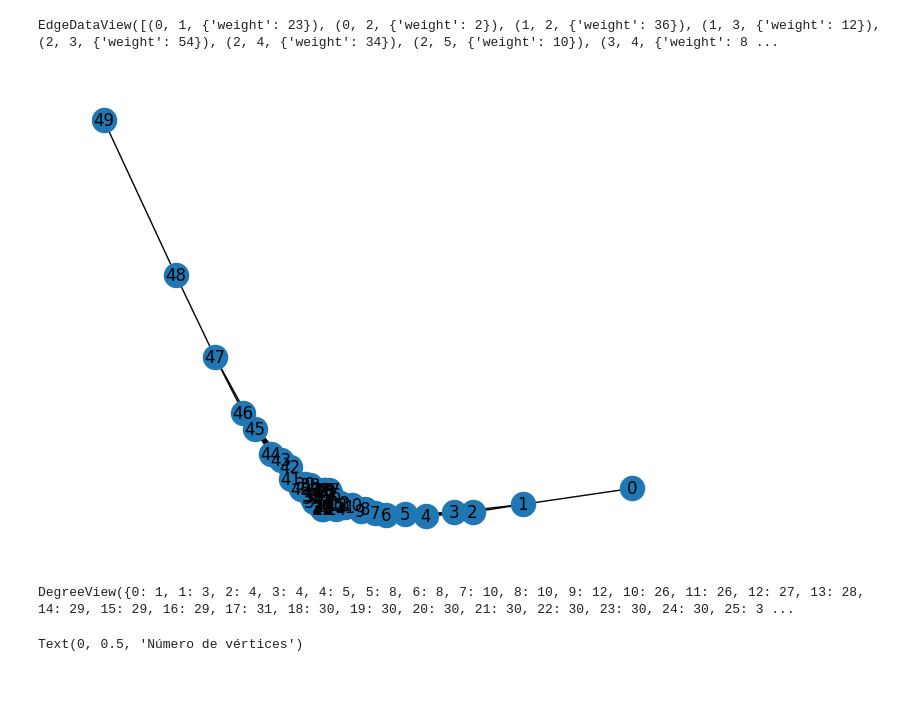
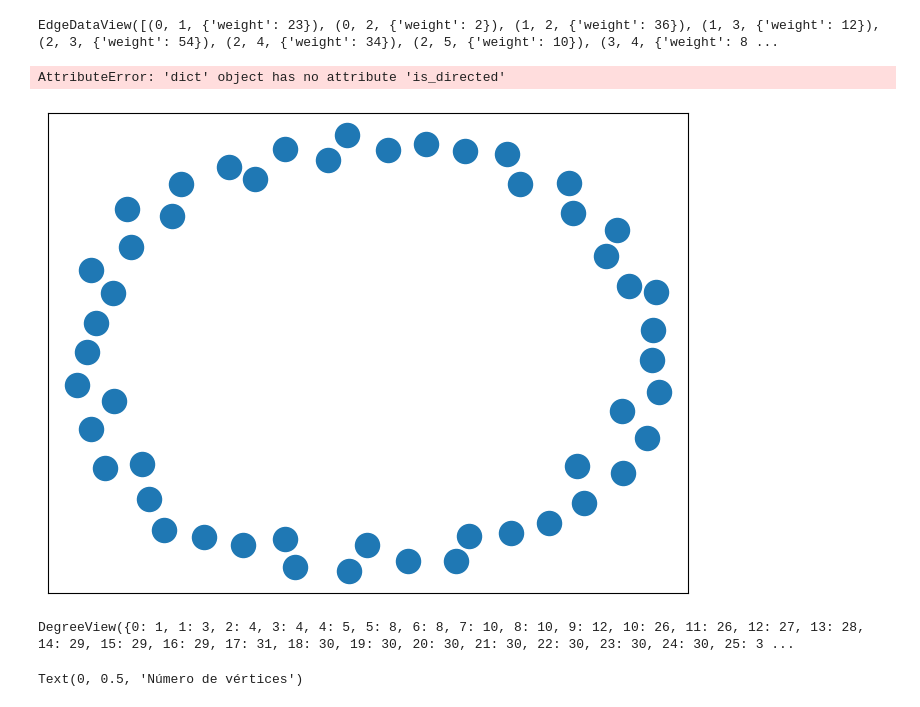
Before and after one commit to SalvadorCalanni/Modelos_basados_en_agentes, a Jupyter notebook: Proyecto_MBA.ipynb, the cells around one changed output. Saved outputs shown, nothing was run; the diff lists cells and outputs as text; code cells hidden in the pictures.

```diff
--- a/Proyecto_MBA.ipynb
+++ b/Proyecto_MBA.ipynb
@@ -76,7 +76,7 @@ for l_estim in largos_estim:
 
     actualizar_pesos(nucleo, edges_estimulo, estim)
 
-    eliminar_pesos_negativos(nucleo)
+    (nucleo)
 
     nro_vertices.append(len(list(nucleo.edges())))
 
@@ -88,14 +88,15 @@ nucleo.edges(data = True)
 EdgeDataView([(0, 1, {'weight': 23}), (0, 2, {'weight': 2}), (1, 2, {'weight': 36}), (1, 3, {'weight': 12}), (2, 3, {'weight': 54}), (2, 4, {'weight': 34}), (2, 5, {'weight': 10}), (3, 4, {'weight': 8 ...
 # %%
 #plot nucleo
-nx.draw(nucleo, with_labels=True)
+#nx.draw(nucleo, with_labels=True)
+nx.draw(nx.circular_layout(nucleo), with_labels=True)
 # %% [output]
+AttributeError: 'dict' object has no attribute 'is_directed'
-[figure, old version]
+[figure, new version]
-# %%
-#degree of the net
-nucleo.degree()
-# %% [output]
-DegreeView({0: 1, 1: 3, 2: 4, 3: 4, 4: 5, 5: 8, 6: 8, 7: 10, 8: 10, 9: 12, 10: 26, 11: 26, 12: 27, 13: 28, 14: 29, 15: 29, 16: 29, 17: 31, 18: 30, 19: 30, 20: 30, 21: 30, 22: 30, 23: 30, 24: 30, 25: 3 ...
+# %%
+nucleo.degree()
+# %% [output]
+DegreeView({0: 1, 1: 3, 2: 4, 3: 4, 4: 5, 5: 8, 6: 8, 7: 10, 8: 10, 9: 12, 10: 26, 11: 26, 12: 27, 13: 28, 14: 29, 15: 29, 16: 29, 17: 31, 18: 30, 19: 30, 20: 30, 21: 30, 22: 30, 23: 30, 24: 30, 25: 3 ...
 # %%
 for i in range(len(lista_listas_ver)):
     plt.plot(lista_listas_ver[i], label = 'Largo estímulo: ' + str(largos_estim[i]))
```
